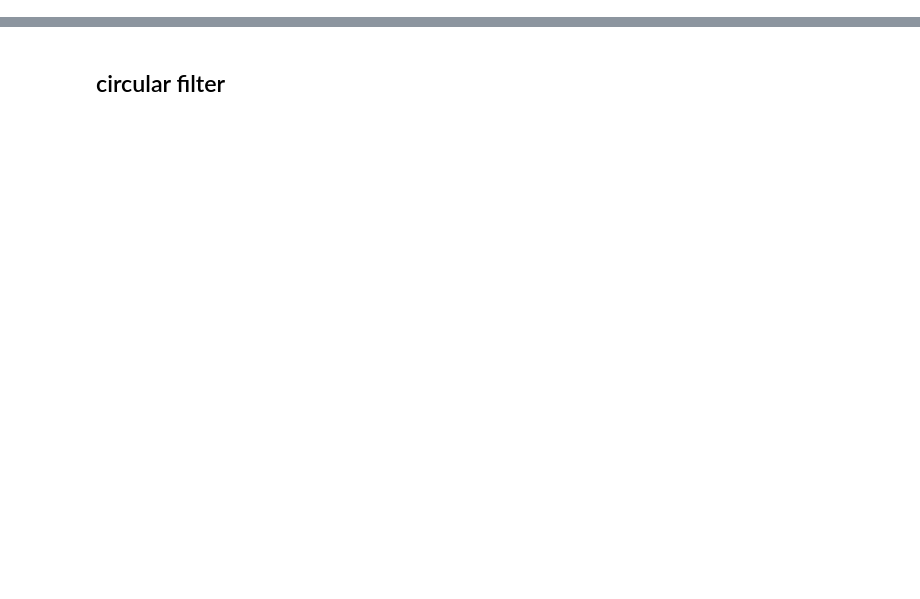
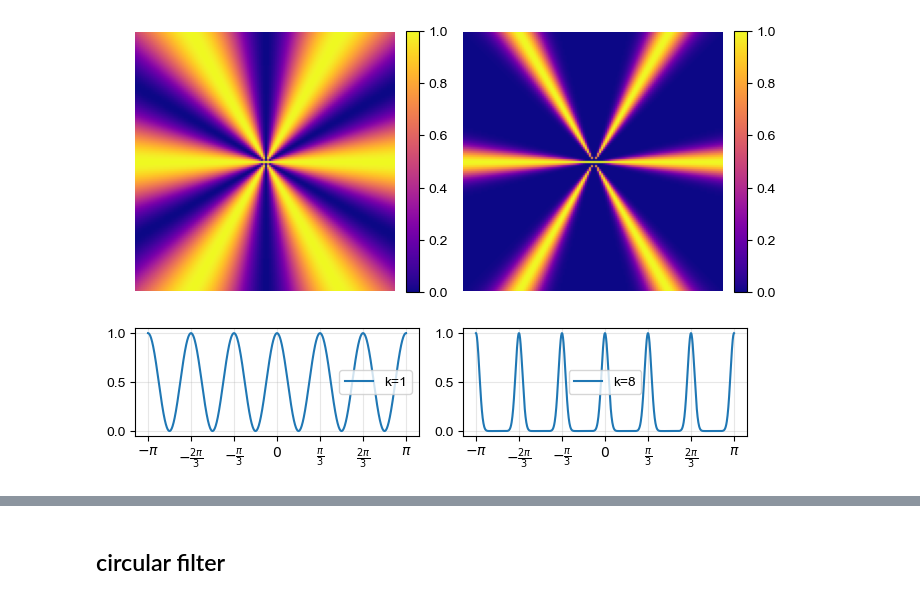
Before and after one commit to cadenmyers13/saf, a Jupyter notebook: notebooks/fig_making/Fig Gen.ipynb, the cells around one changed output, grey strips where cells are left out. Saved outputs shown, nothing was run; the diff lists cells and outputs as text; code cells hidden in the pictures; blank space fills up the shorter version.

```diff
--- a/notebooks/fig_making/Fig Gen.ipynb
+++ b/notebooks/fig_making/Fig Gen.ipynb
@@ -5,8 +5,10 @@ from matplotlib.gridspec import GridSpec
 from matplotlib.colors import LinearSegmentedColormap
 from scipy.ndimage import gaussian_filter
 from bg_mpl_stylesheets.styles import all_styles
-from filter_functions import filter_function, circular_filter_function, normalize_min_max, compute_loss_near_offset1, azimuthal_sum_w_filter, mask_and_blur_images
-# plt.style.use(all_styles["bg-style"])
+from saf.filters import n_fold_filter, annulus_filter
+from saf.ratchet_model_helpers import compute_loss_near_offset1
+from saf.preprocessing_functions import normalize_min_max, mask_and_blur_annulus
+plt.style.use(all_styles["bg-style"])
 # %%
 color_palettes = {
     "warm_earth": ["#4b2e39", "#8a2f2f", "#d94e1f", "#e4a81b", "#f2e3bc"],
@@ -30,33 +32,37 @@ color_palettes = {
 }
 # %%
 n_folds = 6
-stem_dp = np.load('/Users/cadenmyers/billingelab/dev/sym_adapted_filts/4DSTEM/data_and_figs/good4DSTEMdp.npz')['data']
+# stem_dp = np.load('/Users/cadenmyers/billingelab/dev/sym_adapted_filts/data/4DSTEM_data/good4DSTEMdp.npz')['data']
 def filter_function1D(k, offset, n_folds=n_folds):
     return np.exp(k * np.log((np.cos(n_folds / 2 * (offset)))**2))
 theta = np.linspace(-np.pi, np.pi, 1000)
 theta_ticks = np.linspace(-np.pi, np.pi, n_folds + 1)
 theta_tick_labels = [r"$-\pi$", r"$-\frac{2\pi}{3}$", r"$-\frac{\pi}{3}$", r"$0$",
                       r"$\frac{\pi}{3}$", r"$\frac{2\pi}{3}$", r"$\pi$"]
 
+imshape = (128, 128)
+cx, cy = imshape[1] // 2, imshape[0] // 2
 fig, axs = plt.subplots(2, 2, figsize=(7, 5), gridspec_kw={'height_ratios': [3, 1]})
-im0 = axs[0, 0].imshow(filter_function(1, 0, 6), cmap='plasma', extent=[-64, 64, -64, 64])
+im0 = axs[0, 0].imshow(n_fold_filter(1, 0, 6, imshape=imshape, cx=cx, cy=cy), cmap='plasma', extent=[-64, 64, -64, 64])
 axs[0, 0].axis('off')
 fig.colorbar(im0, ax=axs[0, 0], orientation='vertical', fraction=0.046, pad=0.04)
 axs[1, 0].plot(theta, filter_function1D(1, theta, 6), label="k=1")
 axs[1, 0].set_xticks(theta_ticks)
 axs[1, 0].set_xticklabels(theta_tick_labels)
 axs[1, 0].grid(alpha=0.3)
 axs[1, 0].legend()
-im1 = axs[0, 1].imshow(filter_function(8, 0, 6), cmap='plasma', extent=[-64, 64, -64, 64])
+im1 = axs[0, 1].imshow(n_fold_filter(8, 0, 6, imshape=imshape, cx=cx, cy=cy), cmap='plasma', extent=[-64, 64, -64, 64])
 axs[0, 1].axis('off')
 fig.colorbar(im1, ax=axs[0, 1], orientation='vertical', fraction=0.046, pad=0.04)
 axs[1, 1].plot(theta, filter_function1D(8, theta, 6), label="k=8")
 axs[1, 1].set_xticks(theta_ticks)
 axs[1, 1].set_xticklabels(theta_tick_labels)
 axs[1, 1].grid(alpha=0.3)
 axs[1, 1].legend()
 plt.tight_layout()
 plt.show()
+# %% [output]
+[figure, added]
 # %%
 # Create a figure with a custom layout
 fig = plt.figure(figsize=(8, 4))
```
Also changed, not shown: parts of 9 cells of this notebook, 9 other files.
